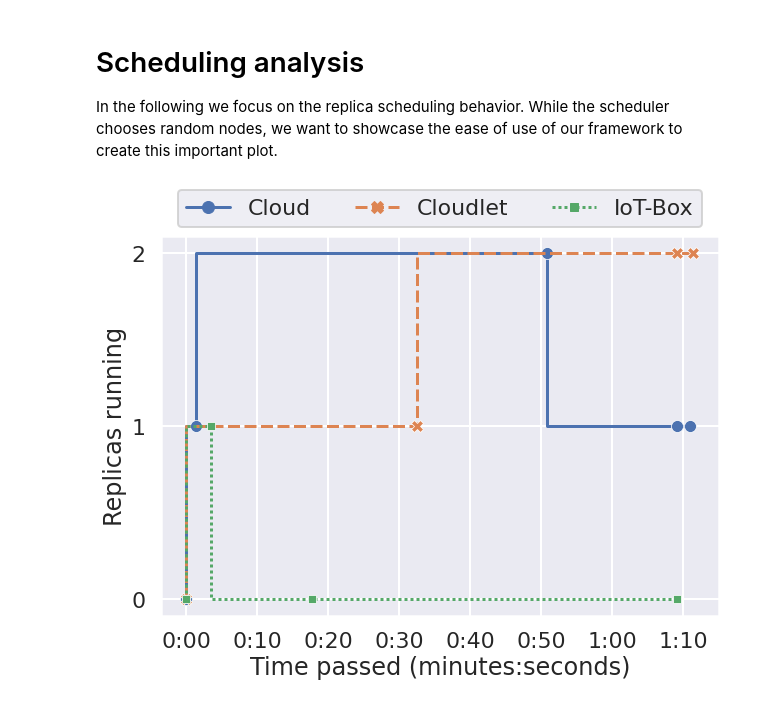
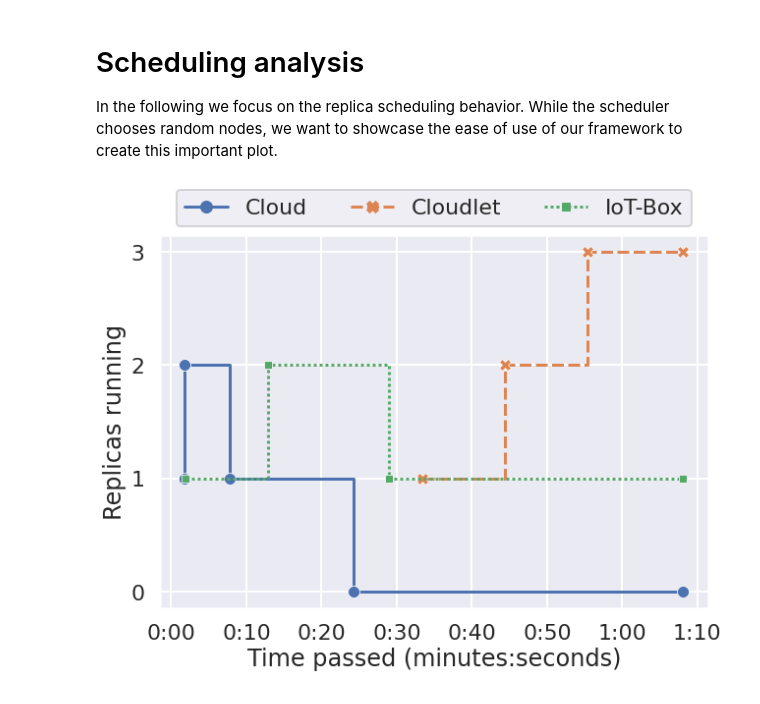
Before and after one commit to edgerun/galileo-experiments-tdis-2022, a Jupyter notebook: notebooks/Mobilenet Scenario Analysis.ipynb, the cells around one changed output. Drawn from its saved outputs; the diff is of its cells as text; code cells hidden in the pictures.

```diff
--- a/notebooks/Mobilenet Scenario Analysis.ipynb
+++ b/notebooks/Mobilenet Scenario Analysis.ipynb
@@ -39,7 +39,7 @@ A deeper analysis is definitely possible but out of scope for this notebook.
 # %%
 gw = K3SGateway.from_env()
 # %%
-exp_id = '202207171822-7f6d'
+exp_id = '202207181846-b0f3'
 # %%
 exp_params = gw.get_exp_params(exp_id)
 exp_params
@@ -132,17 +132,17 @@ replicas = gw.get_replica_schedule_statistics(exp_id, 'mobilenet',per_second=Fal
 # %%
 plt.figure(figsize = (10,7))
 
 df = replicas
 df = df.sort_values(by='cluster')
-g = sns.lineplot(x='ts', y='cluster_total', data=df.reset_index(), style='cluster', hue='cluster', markers=True, drawstyle='steps-pre')
+g = sns.lineplot(x='ts', y='cluster_total', data=df.reset_index(), style='cluster', hue='cluster', markers=True, drawstyle='steps-post')
 
 g.legend(loc='upper center', bbox_to_anchor=(0.5, 1.15),
            fancybox=True, shadow=False, ncol=5)
 g.xaxis.set_major_formatter(time_form)
 g.set_xlabel('Time passed (minutes:seconds)')
 g.set_ylabel('Replicas running')
-g.set_yticks([0,1,2])
+g.set_yticks([0,1,2,3])
 
 plt.savefig('figures/scenario-replicas-running-lineplot.pdf')
 # %% [output]
-[figure, old version]
+[figure, new version]
```
Also changed, not shown: parts of 6 cells of this notebook.
